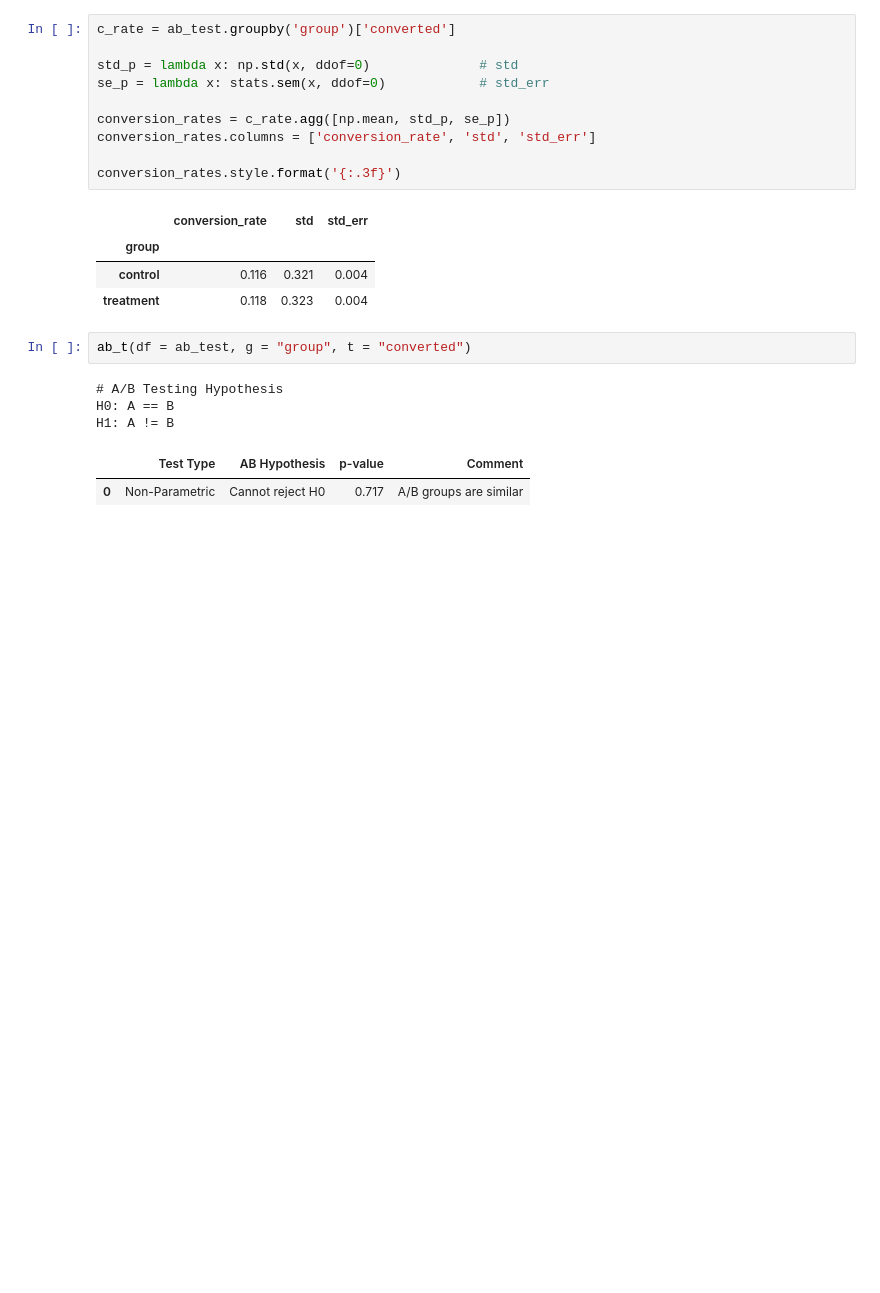
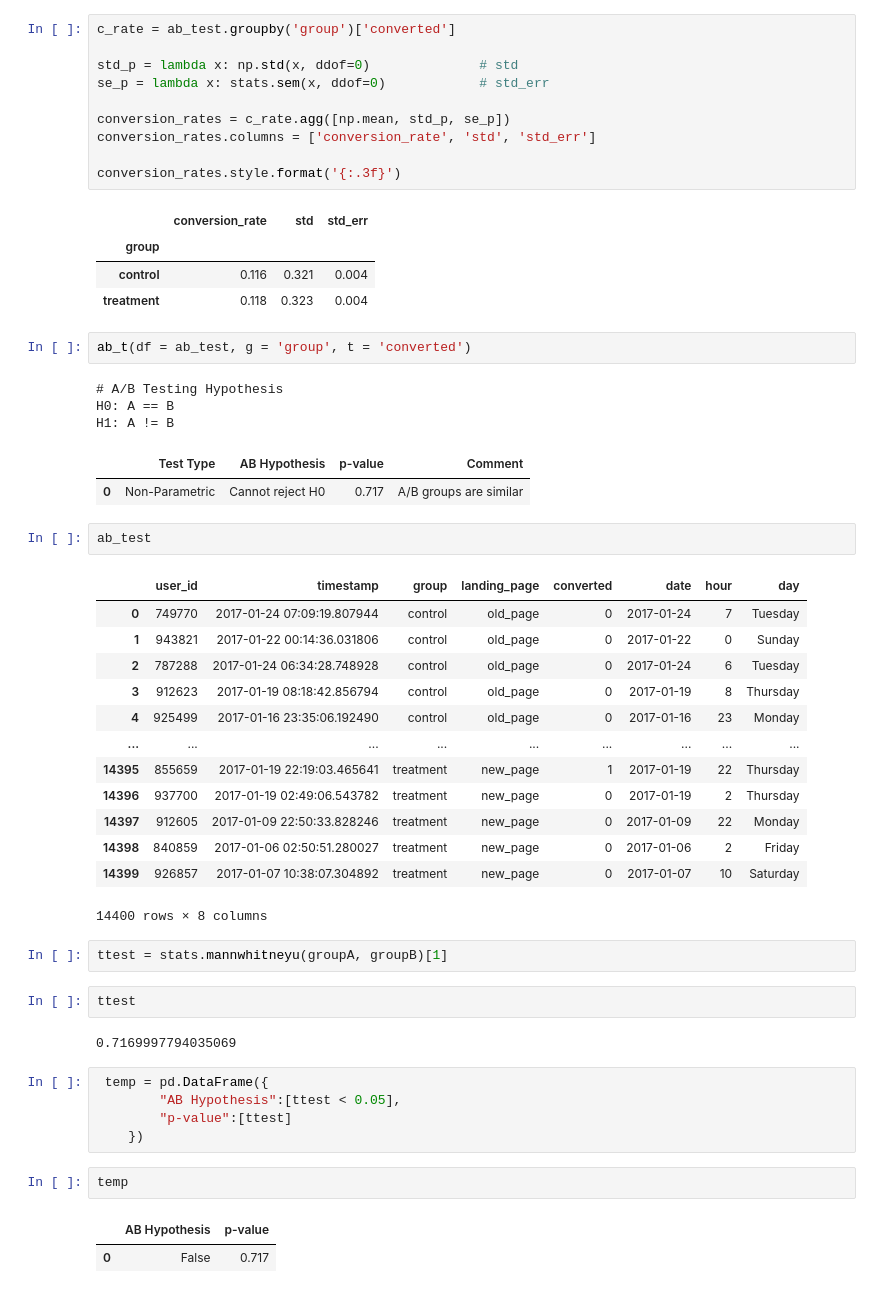
Before and after one commit to jchunggit/notebooks_jc, a Jupyter notebook: ab_test/main.ipynb, the cells around one changed output. Cells and saved outputs as stored; diff of their text form; blank space fills up the shorter version.

```diff
--- a/ab_test/main.ipynb
+++ b/ab_test/main.ipynb
@@ -239,10 +237,42 @@ conversion_rates.style.format('{:.3f}')
 | control | 0.116 | 0.321 | 0.004 |
 | treatment | 0.118 | 0.323 | 0.004 |
 # %%
-ab_t(df = ab_test, g = "group", t = "converted")
+ab_t(df = ab_test, g = 'group', t = 'converted')
 # %% [output]
 # A/B Testing Hypothesis
 H0: A == B
 H1: A != B
 |  | Test Type | AB Hypothesis | p-value | Comment |
 | 0 | Non-Parametric | Cannot reject H0 | 0.717 | A/B groups are similar |
+# %%
+ab_test
+# %% [output]
+|  | user_id | timestamp | group | landing_page | converted | date | hour | day |
+| 0 | 749770 | 2017-01-24 07:09:19.807944 | control | old_page | 0 | 2017-01-24 | 7 | Tuesday |
+| 1 | 943821 | 2017-01-22 00:14:36.031806 | control | old_page | 0 | 2017-01-22 | 0 | Sunday |
+| 2 | 787288 | 2017-01-24 06:34:28.748928 | control | old_page | 0 | 2017-01-24 | 6 | Tuesday |
+| 3 | 912623 | 2017-01-19 08:18:42.856794 | control | old_page | 0 | 2017-01-19 | 8 | Thursday |
+| 4 | 925499 | 2017-01-16 23:35:06.192490 | control | old_page | 0 | 2017-01-16 | 23 | Monday |
+| ... | ... | ... | ... | ... | ... | ... | ... | ... |
+| 14395 | 855659 | 2017-01-19 22:19:03.465641 | treatment | new_page | 1 | 2017-01-19 | 22 | Thursday |
+| 14396 | 937700 | 2017-01-19 02:49:06.543782 | treatment | new_page | 0 | 2017-01-19 | 2 | Thursday |
+| 14397 | 912605 | 2017-01-09 22:50:33.828246 | treatment | new_page | 0 | 2017-01-09 | 22 | Monday |
+| 14398 | 840859 | 2017-01-06 02:50:51.280027 | treatment | new_page | 0 | 2017-01-06 | 2 | Friday |
+| 14399 | 926857 | 2017-01-07 10:38:07.304892 | treatment | new_page | 0 | 2017-01-07 | 10 | Saturday |
+14400 rows × 8 columns
+# %%
+ttest = stats.mannwhitneyu(groupA, groupB)[1]
+# %%
+ttest
+# %% [output]
+0.7169997794035069
+# %%
+ temp = pd.DataFrame({
+        "AB Hypothesis":[ttest < 0.05],
+        "p-value":[ttest]
+    })
+# %%
+temp
+# %% [output]
+|  | AB Hypothesis | p-value |
+| 0 | False | 0.717 |
```
Also changed, not shown: parts of 1 cell of this notebook, 4 other files.
